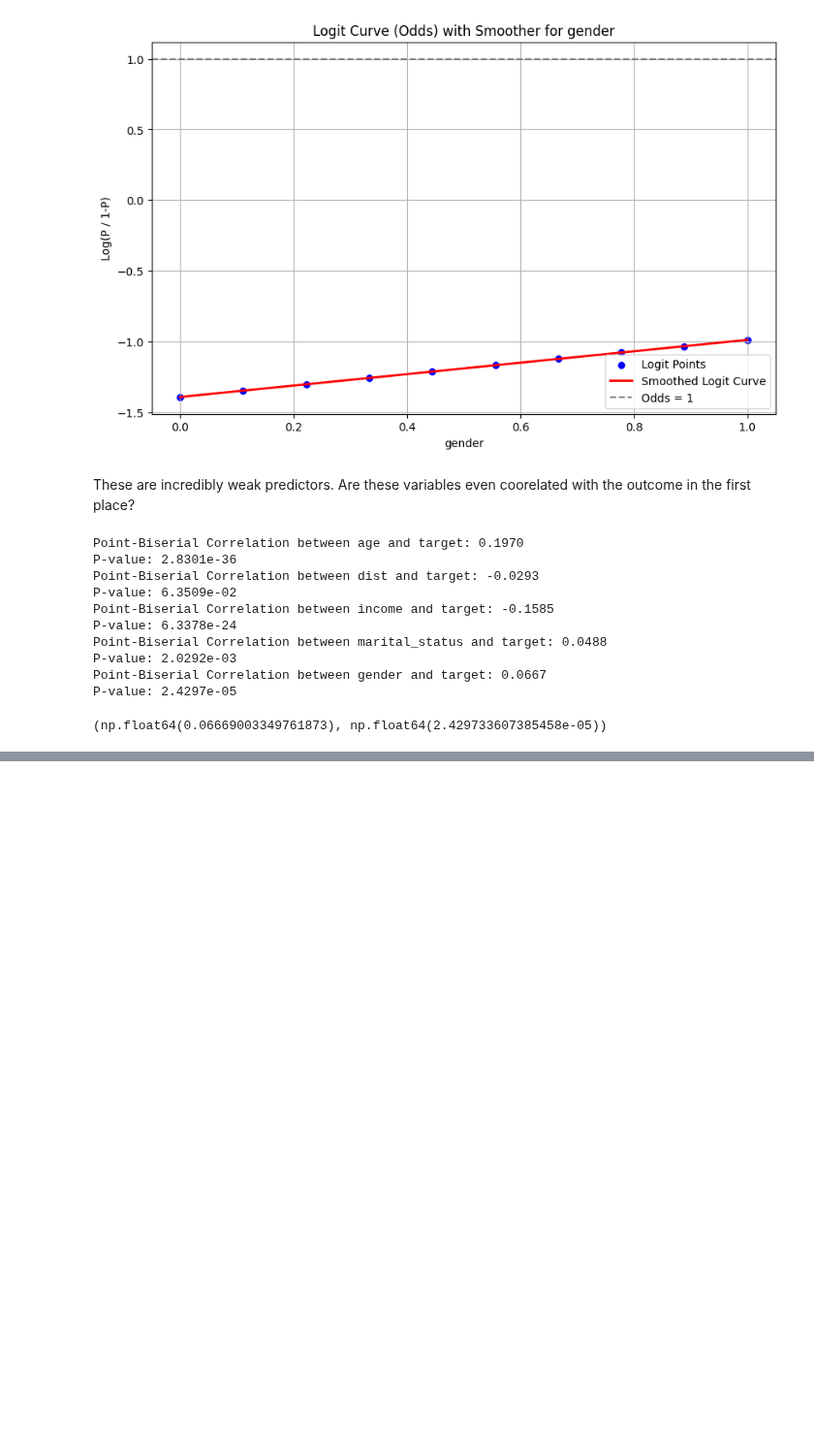
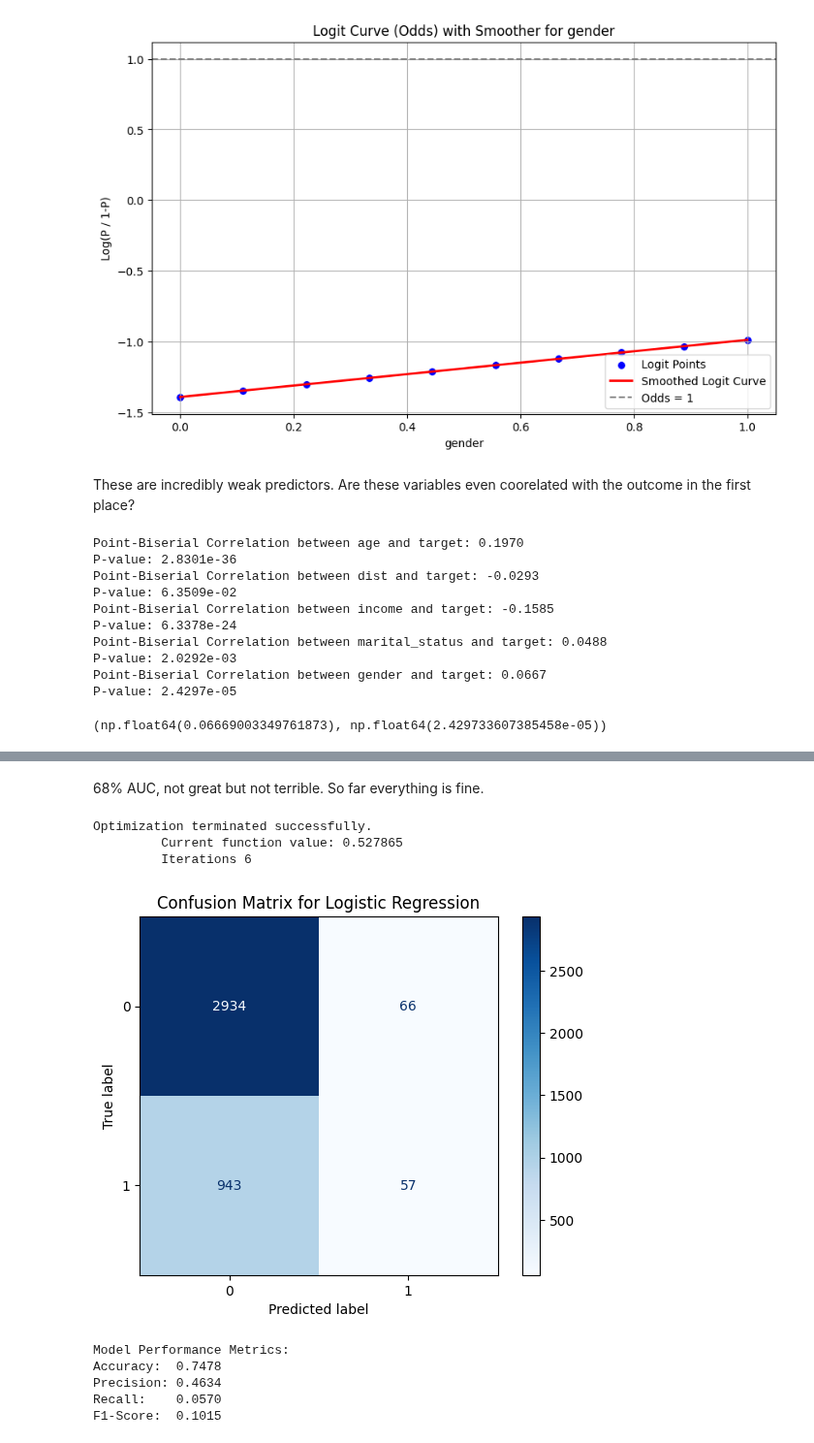
Before and after one commit to Jacob-J-Richards/DS_DA_Projects, a Jupyter notebook: Marketing_Prediction/Marketing_Preditions_Python_Restart.ipynb, the cells around one changed output, grey strips where cells are left out. Shown at 97% size. Drawn from its saved outputs; the diff is of its cells as text; code cells hidden in the pictures; blank space fills up the shorter version.

```diff
--- a/Marketing_Prediction/Marketing_Preditions_Python_Restart.ipynb
+++ b/Marketing_Prediction/Marketing_Preditions_Python_Restart.ipynb
@@ -290,0 +342,57 @@ plot_logit_curve_with_smoother(result, predictor, 'gender')
+# %% [markdown]
+68% AUC, not great but not terrible. So far everything is fine.
+# %%
+import statsmodels.api as sm
+from sklearn.metrics import confusion_matrix, ConfusionMatrixDisplay, accuracy_score, precision_score, recall_score, f1_score
+import matplotlib.pyplot as plt
+import numpy as np
+
+# Predictors and Response
+predictor = data[['age', 'income', 'dist', 'gender', 'marital_status']]
+response = data['target']
+
+# Add constant for intercept
+predictor_with_const = sm.add_constant(predictor)
+
+# Fit logistic regression model
+logit_model = sm.Logit(response, predictor_with_const)
+result = logit_model.fit()
+
+# Predict probabilities for the positive class
+predicted_probs = result.predict(predictor_with_const)
+
+# Convert probabilities to binary predictions (threshold = 0.5)
+predicted_classes = np.where(predicted_probs >= 0.5, 1, 0)
+
+# Compute the confusion matrix
+cm = confusion_matrix(response, predicted_classes)
+
+# Display the confusion matrix
+disp = ConfusionMatrixDisplay(confusion_matrix=cm, display_labels=[0, 1])
+disp.plot(cmap='Blues', values_format='d')
+
+plt.title("Confusion Matrix for Logistic Regression")
+plt.show()
+
+# Compute associated statistics
+accuracy = accuracy_score(response, predicted_classes)
+precision = precision_score(response, predicted_classes)
+recall = recall_score(response, predicted_classes)
+f1 = f1_score(response, predicted_classes)
+
+# Print statistics
+print("Model Performance Metrics:")
+print(f"Accuracy:  {accuracy:.4f}")
+print(f"Precision: {precision:.4f}")
+print(f"Recall:    {recall:.4f}")
+print(f"F1-Score:  {f1:.4f}")
+# %% [output]
+Optimization terminated successfully.
+         Current function value: 0.527865
+         Iterations 6
+[figure, added]
+Model Performance Metrics:
+Accuracy:  0.7478
+Precision: 0.4634
+Recall:    0.0570
+F1-Score:  0.1015
```
Also changed, not shown: parts of 18 cells of this notebook, 1 other file.
